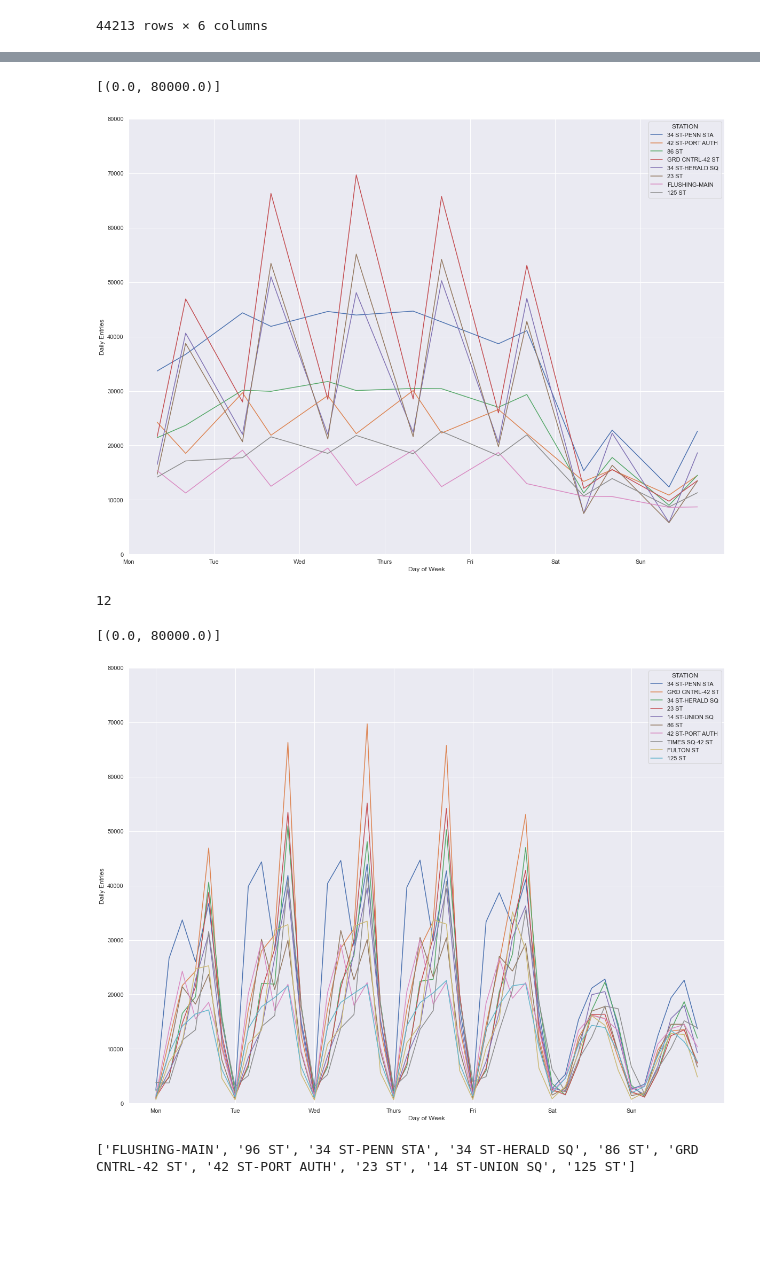
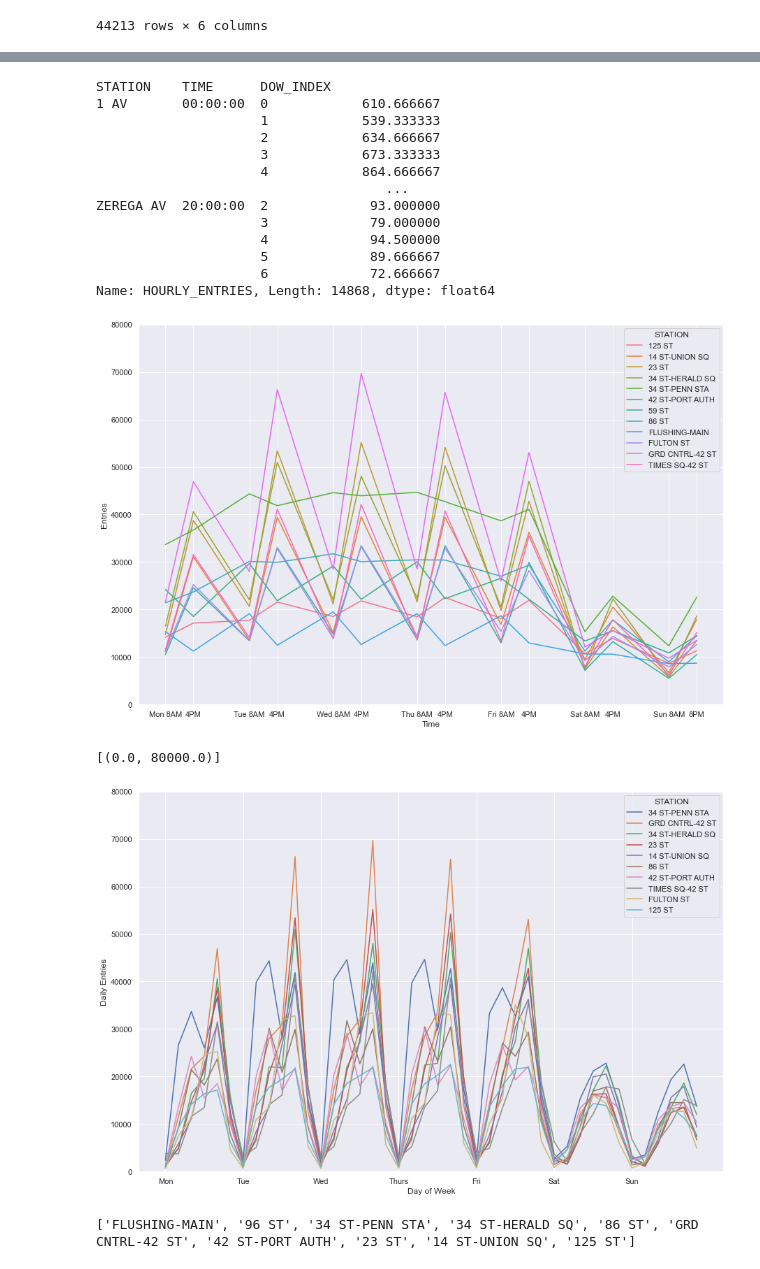
Before and after one commit to zhouandrewc/mta-project, a Jupyter notebook: further_work.ipynb, the cells around one changed output, grey strips where cells are left out. Cells and saved outputs as stored; diff of their text form; code cells hidden in the pictures; blank space fills up the shorter version.

```diff
--- a/further_work.ipynb
+++ b/further_work.ipynb
@@ -190,6 +179,6 @@ top_stations_morning = ['34 ST-PENN STA',
  'TIMES SQ-42 ST',
  '59 ST',
  '145 ST']
-top_stations_all = np.unique(top_stations_morning + top_stations_afternoon)
+top_stations_all = np.unique(top_stations_morning[:8] + top_stations_afternoon[:4])
 # %%
 stations_dow_time = (stations_hourly.groupby(["STATION", "DOW_TIME"])).mean()
@@ -201,0 +213,19 @@ top_stations_dow_time_drop = top_stations_dow_time[[elem % 1 > 0.2 and elem % 1
+# %%
+top_stations_morning = \
+    (stations_hourly.groupby(['STATION', 'TIME', "DOW_INDEX"])['HOURLY_ENTRIES'].mean())
+# remove station if that station has more at night than in the morning
+# top_stations_morning = top_stations_morning
+# %% [output]
+STATION    TIME      DOW_INDEX
+1 AV       00:00:00  0            610.666667
+                     1            539.333333
+                     2            634.666667
+                     3            673.333333
+                     4            864.666667
+                                     ...
+ZEREGA AV  20:00:00  2             93.000000
+                     3             79.000000
+                     4             94.500000
+                     5             89.666667
+                     6             72.666667
+Name: HOURLY_ENTRIES, Length: 14868, dtype: float64
@@ -202,15 +249,18 @@ top_stations_dow_time_drop = top_stations_dow_time[[elem % 1 > 0.2 and elem % 1
 # %%
+top_stations_dow_time = stations_dow_time.loc[top_stations_all].reset_index()
+top_stations_dow_time_drop = top_stations_dow_time[[elem % 1 > 0.2 and elem % 1 < 0.8 and elem % 1 != 0.5 for elem in top_stations_dow_time["DOW_TIME"]]]
+
 
 the_plt = sns.lineplot(data=top_stations_dow_time_drop, x="DOW_TIME", y="HOURLY_ENTRIES", hue="STATION");
 
-plt.xlabel("Day of Week")
-plt.ylabel("Daily Entries")
-the_plt.set_xticks(range(7))
-the_plt.set_xticklabels(["Mon", "Tue", "Wed", "Thurs", "Fri", "Sat", "Sun"]);
+plt.xlabel("Time")
+plt.ylabel("Entries")
+the_plt.set_xticks(np.array([[i+1/3, i+2/3] for i in range(7)]).flatten())
 
-the_plt.set(ylim=(0, 80000))
+the_plt.set_xticklabels(["Mon 8AM", "4PM", "Tue 8AM", "4PM", "Wed 8AM", "4PM", "Thu 8AM", "4PM", "Fri 8AM", "4PM", "Sat 8AM", "4PM", "Sun 8AM", "8PM"]);
 
+sns.set(rc={'figure.figsize':(15,10)})
+the_plt.set(ylim=(0, 80000));
 # this plot indicated difference in behavior in morning/afternoon
 # %% [output]
-[(0.0, 80000.0)]
-[figure, old version]
+[figure, new version]
@@ -229,9 +272,6 @@ top_stations_afternoon = top_stations_afternoon[top_stations_afternoon["TIME"] =
 top_stations_afternoon = list(top_stations_afternoon.head(8)["STATION"])
 # %%
 top_stations_all = np.unique(top_stations_morning + top_stations_afternoon)
-len(top_stations_all)
-# %% [output]
-12
 # %%
 stations_dow_time = (stations_hourly.groupby(["STATION", "DOW_TIME"])).mean()
 top_stations_dow_time = stations_dow_time.loc[top_stations].reset_index()
@@ -248,7 +288,7 @@ the_plt.set(ylim=(0, 80000))
 # this plot indicated difference in behavior in morning/afternoon
 # %% [output]
 [(0.0, 80000.0)]
-[figure, old version]
+[figure, new version]
 # %%
 from scipy.optimize import linear_sum_assignment
 
```
Also changed, not shown: parts of 21 cells of this notebook.
